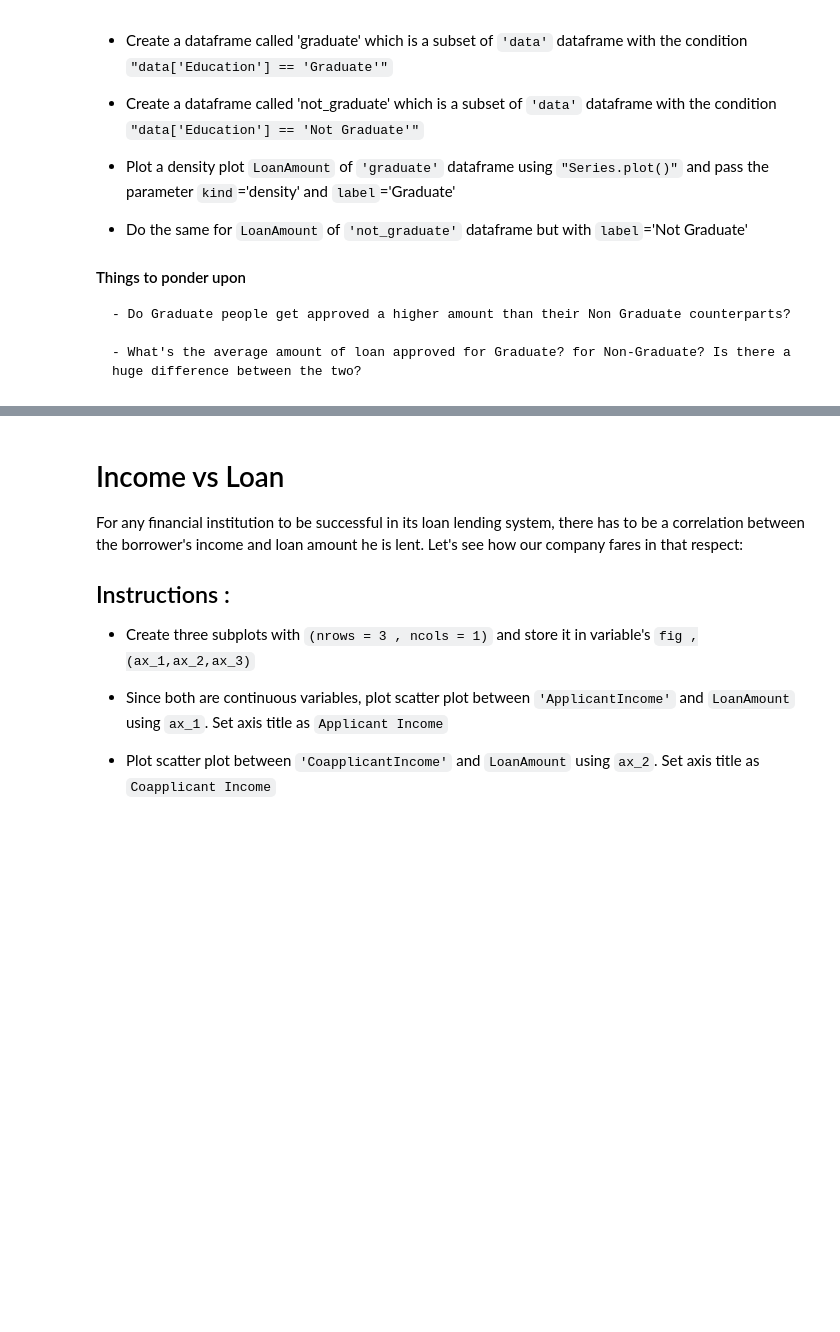
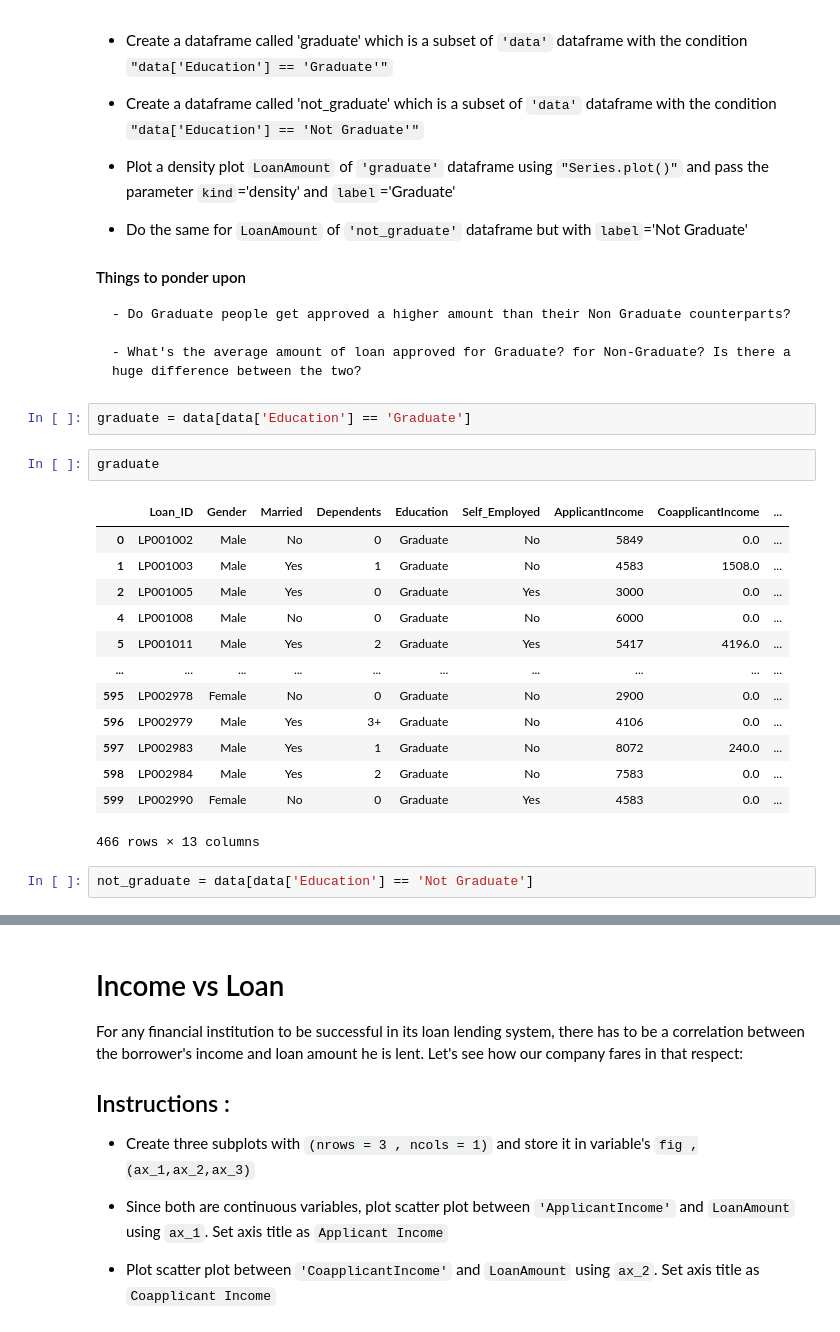
Before and after one commit to karthikchary/GLabs_Data_Science_Learn, a Jupyter notebook: Visualization.ipynb, the cells around one changed output, grey strips where cells are left out. Drawn from its saved outputs; the diff is of its cells as text; blank space fills up the shorter version.

```diff
--- a/Visualization.ipynb
+++ b/Visualization.ipynb
@@ -347,3 +358,23 @@ After seeing the loan status distribution, let's check whether being graduate or
     - Do Graduate people get approved a higher amount than their Non Graduate counterparts?
 
     - What's the average amount of loan approved for Graduate? for Non-Graduate? Is there a huge difference between the two?
+# %%
+graduate = data[data['Education'] == 'Graduate']
+# %%
+graduate
+# %% [output]
+|  | Loan_ID | Gender | Married | Dependents | Education | Self_Employed | ApplicantIncome | CoapplicantIncome | ... |
+| 0 | LP001002 | Male | No | 0 | Graduate | No | 5849 | 0.0 | ... |
+| 1 | LP001003 | Male | Yes | 1 | Graduate | No | 4583 | 1508.0 | ... |
+| 2 | LP001005 | Male | Yes | 0 | Graduate | Yes | 3000 | 0.0 | ... |
+| 4 | LP001008 | Male | No | 0 | Graduate | No | 6000 | 0.0 | ... |
+| 5 | LP001011 | Male | Yes | 2 | Graduate | Yes | 5417 | 4196.0 | ... |
+| ... | ... | ... | ... | ... | ... | ... | ... | ... | ... |
+| 595 | LP002978 | Female | No | 0 | Graduate | No | 2900 | 0.0 | ... |
+| 596 | LP002979 | Male | Yes | 3+ | Graduate | No | 4106 | 0.0 | ... |
+| 597 | LP002983 | Male | Yes | 1 | Graduate | No | 8072 | 240.0 | ... |
+| 598 | LP002984 | Male | Yes | 2 | Graduate | No | 7583 | 0.0 | ... |
+| 599 | LP002990 | Female | No | 0 | Graduate | Yes | 4583 | 0.0 | ... |
+466 rows × 13 columns
+# %%
+not_graduate = data[data['Education'] == 'Not Graduate']
```
Also changed, not shown: parts of 4 cells of this notebook.
